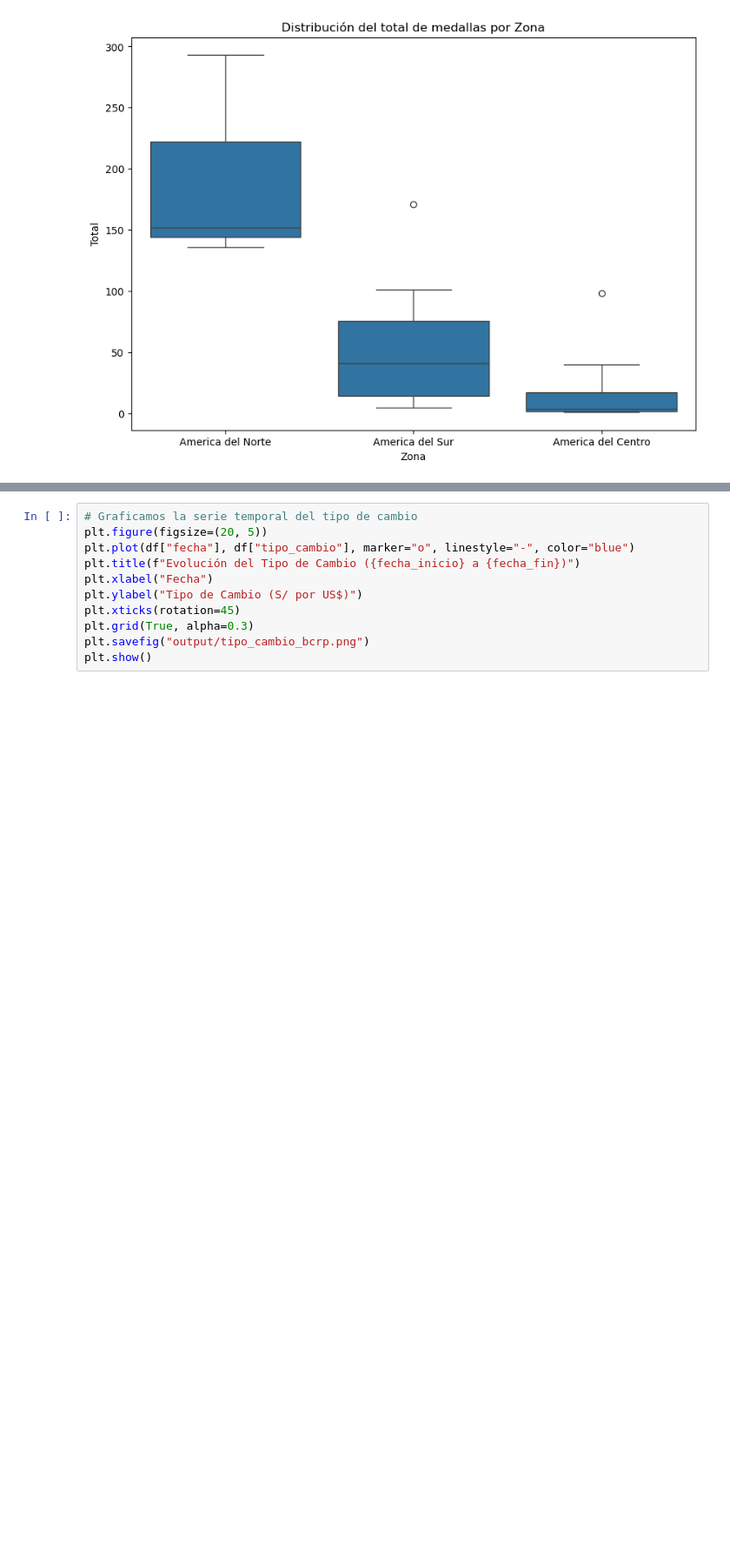
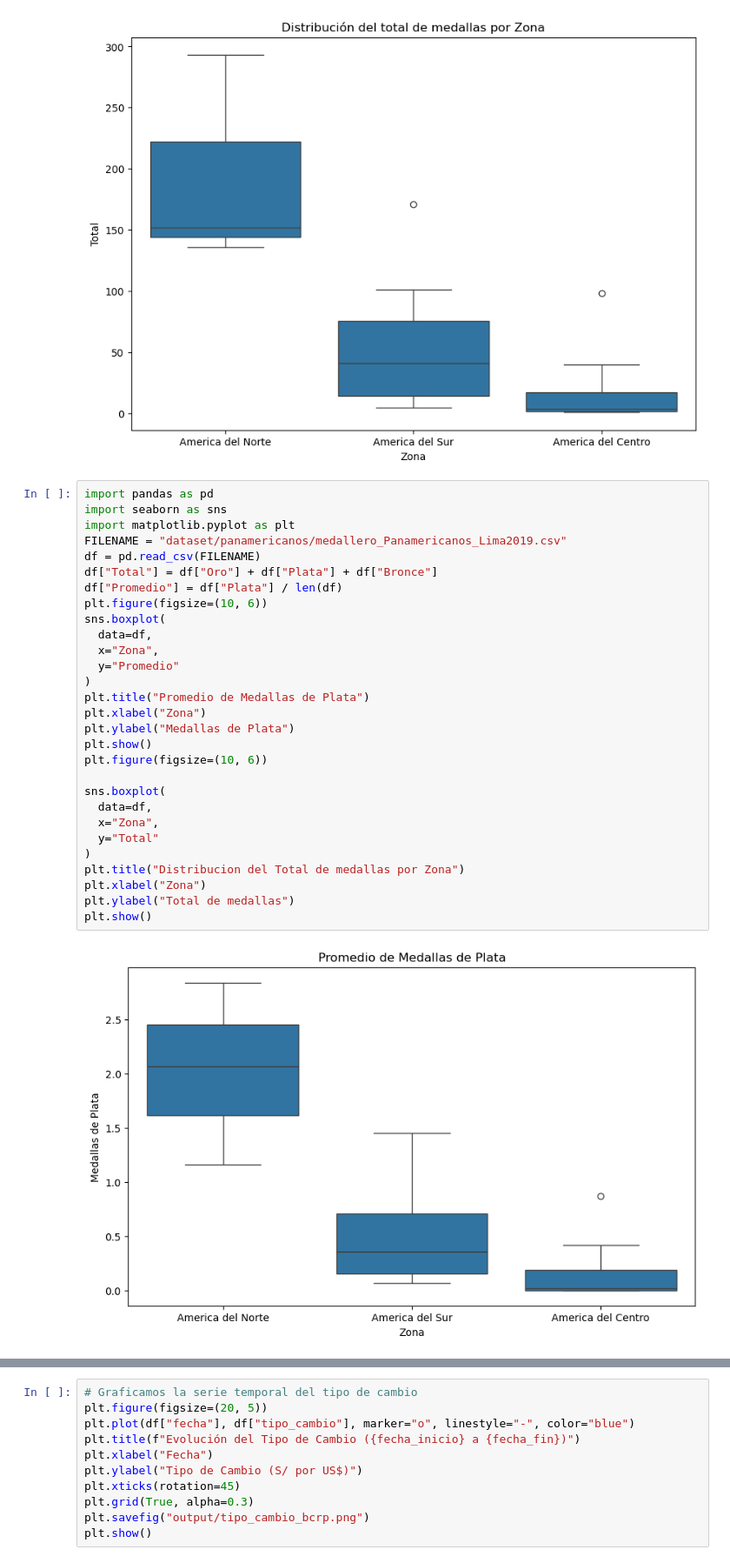
Before and after one commit to jgomezz/cpe_ciencia_datos_python_2026, a Jupyter notebook: mod2_estadistica_y_visualizacion/semana_04_advanced_visualization.ipynb, the cells around one changed output, grey strips where cells are left out. Shown at 87% size. Saved outputs shown, nothing was run; the diff lists cells and outputs as text; blank space fills up the shorter version.

```diff
--- a/mod2_estadistica_y_visualizacion/semana_04_advanced_visualization.ipynb
+++ b/mod2_estadistica_y_visualizacion/semana_04_advanced_visualization.ipynb
@@ -804,3 +804,34 @@ plt.show()
 # %% [output]
 [figure]
 [figure]
+# %%
+import pandas as pd
+import seaborn as sns
+import matplotlib.pyplot as plt
+FILENAME = "dataset/panamericanos/medallero_Panamericanos_Lima2019.csv"
+df = pd.read_csv(FILENAME)
+df["Total"] = df["Oro"] + df["Plata"] + df["Bronce"]
+df["Promedio"] = df["Plata"] / len(df)
+plt.figure(figsize=(10, 6))
+sns.boxplot(
+  data=df,
+  x="Zona",
+  y="Promedio"
+)
+plt.title("Promedio de Medallas de Plata")
+plt.xlabel("Zona")
+plt.ylabel("Medallas de Plata")
+plt.show()
+plt.figure(figsize=(10, 6))
+
+sns.boxplot(
+  data=df,
+  x="Zona",
+  y="Total"
+)
+plt.title("Distribucion del Total de medallas por Zona")
+plt.xlabel("Zona")
+plt.ylabel("Total de medallas")
+plt.show()
+# %% [output]
+[figure, added]
```
Also changed, not shown: parts of 1 cell of this notebook.
